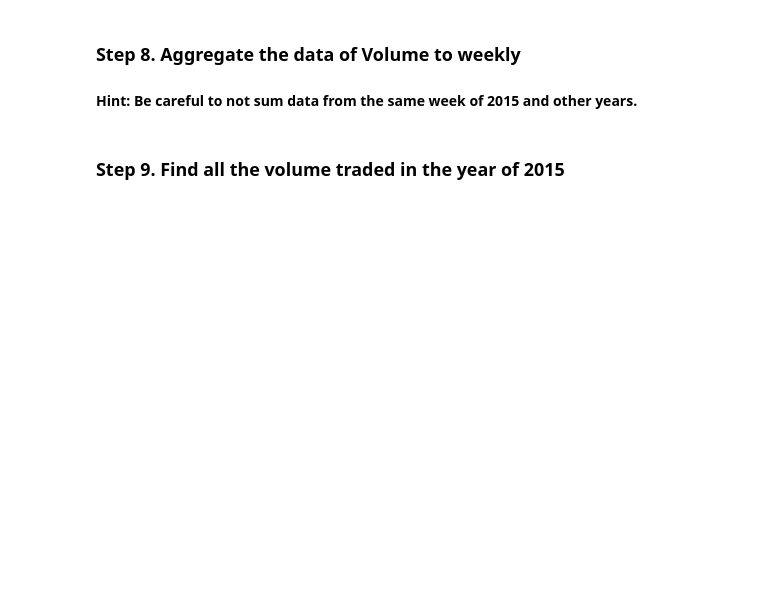
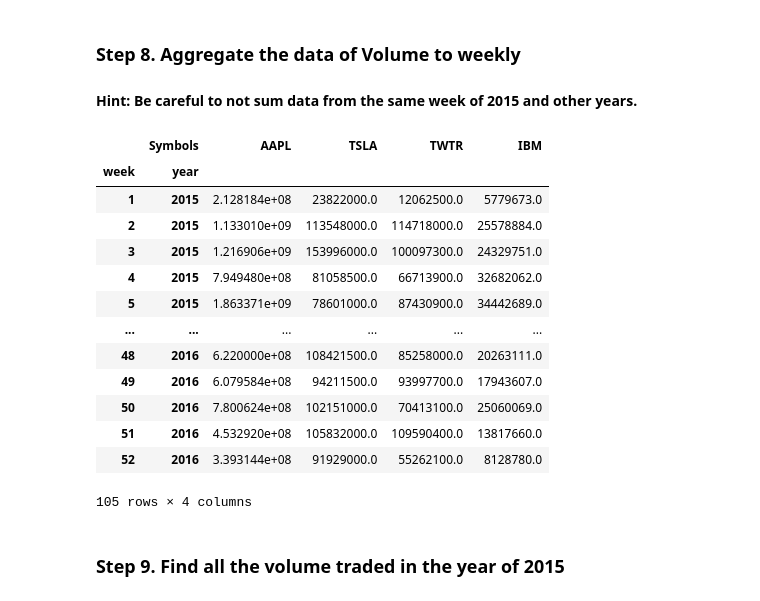
Before and after one commit to YuriHFlowers/WorkFileTheano, a Jupyter notebook: content/3.data_tools/pandas/01.drill/pandas_exercises/08_Time_Series/Getting_Financial_Data/Exercises.ipynb, the cells around one changed output. Cells and saved outputs as stored; diff of their text form; code cells hidden in the pictures; blank space fills up the shorter version.

```diff
--- a/content/3.data_tools/pandas/01.drill/pandas_exercises/08_Time_Series/Getting_Financial_Data/Exercises.ipynb
+++ b/content/3.data_tools/pandas/01.drill/pandas_exercises/08_Time_Series/Getting_Financial_Data/Exercises.ipynb
@@ -61,2 +72,6 @@ df
 # %% [markdown]
 ### Step 7. Good, now we know  the data avaiable. Create a dataFrame called vol, with the Volume values.
+# %%
+vol = df.loc[:, 'Volume']
+vol.head(10)
+#vol.info()
@@ -63,5 +91,31 @@ df
 # %% [markdown]
 ### Step 8. Aggregate the data of Volume to weekly
 #### Hint: Be careful to not sum data from the same week of 2015 and other years.
+# %%
+vol = vol.resample('W').sum()
+vol
+vol['week'] = vol.index.isocalendar().week
+vol['year'] = vol.index.isocalendar().year
+
+vol=vol.set_index(['week', 'year'])
+vol
+
+#Proxi. I can see the use of groupby in the index
+#vol2 = vol.set_index(vol.index.to_period('W')).groupby([pd.Grouper(freq='W')]).sum()
+# %% [output]
+|  | Symbols | AAPL | TSLA | TWTR | IBM |
+| week | year |  |  |  |  |
+| 1 | 2015 | 2.128184e+08 | 23822000.0 | 12062500.0 | 5779673.0 |
+| 2 | 2015 | 1.133010e+09 | 113548000.0 | 114718000.0 | 25578884.0 |
+| 3 | 2015 | 1.216906e+09 | 153996000.0 | 100097300.0 | 24329751.0 |
+| 4 | 2015 | 7.949480e+08 | 81058500.0 | 66713900.0 | 32682062.0 |
+| 5 | 2015 | 1.863371e+09 | 78601000.0 | 87430900.0 | 34442689.0 |
+| ... | ... | ... | ... | ... | ... |
+| 48 | 2016 | 6.220000e+08 | 108421500.0 | 85258000.0 | 20263111.0 |
+| 49 | 2016 | 6.079584e+08 | 94211500.0 | 93997700.0 | 17943607.0 |
+| 50 | 2016 | 7.800624e+08 | 102151000.0 | 70413100.0 | 25060069.0 |
+| 51 | 2016 | 4.532920e+08 | 105832000.0 | 109590400.0 | 13817660.0 |
+| 52 | 2016 | 3.393144e+08 | 91929000.0 | 55262100.0 | 8128780.0 |
+105 rows × 4 columns
 # %% [markdown]
 ### Step 9. Find all the volume traded in the year of 2015
```
Also changed, not shown: parts of 9 cells of this notebook, 2 other files.
